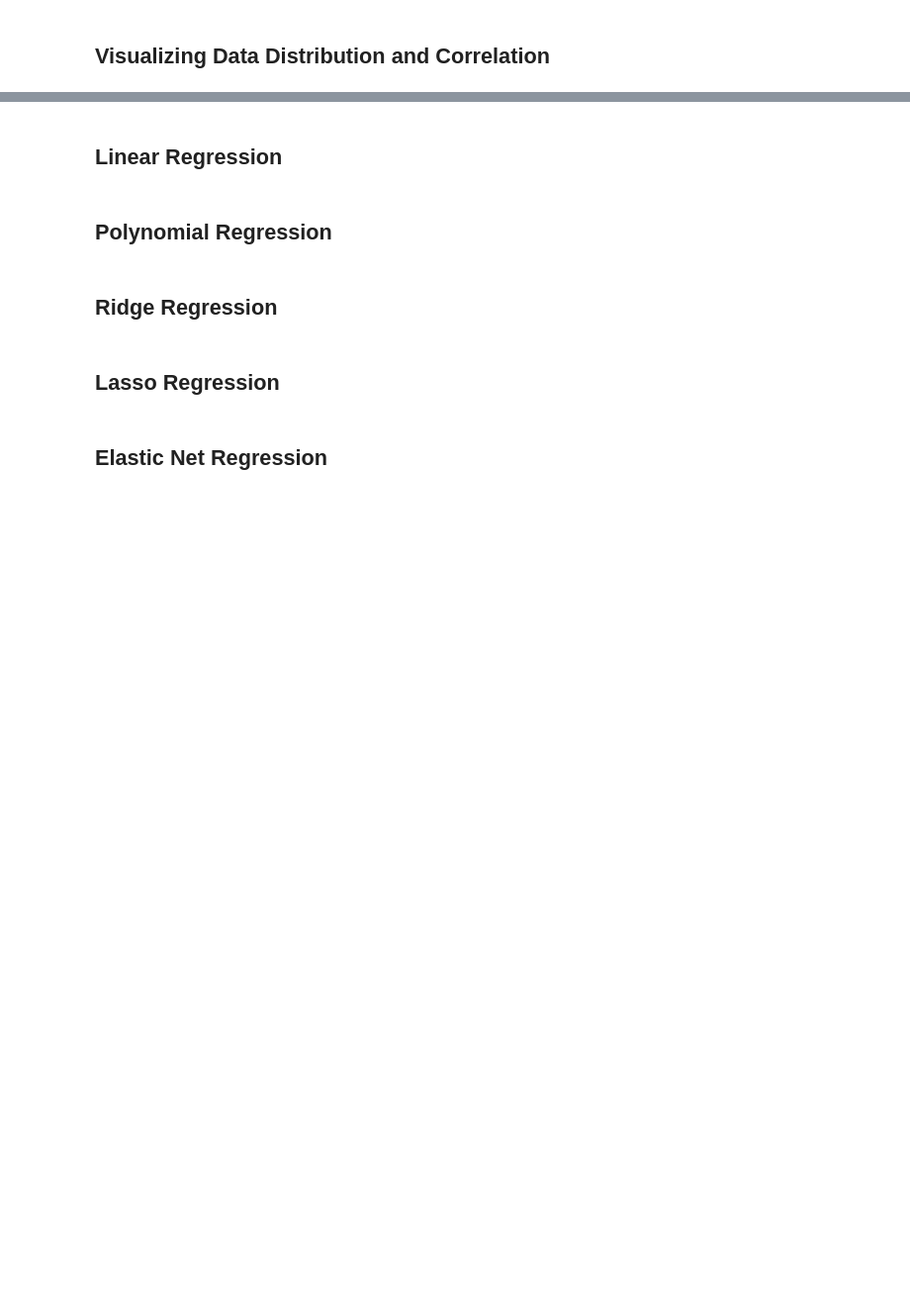
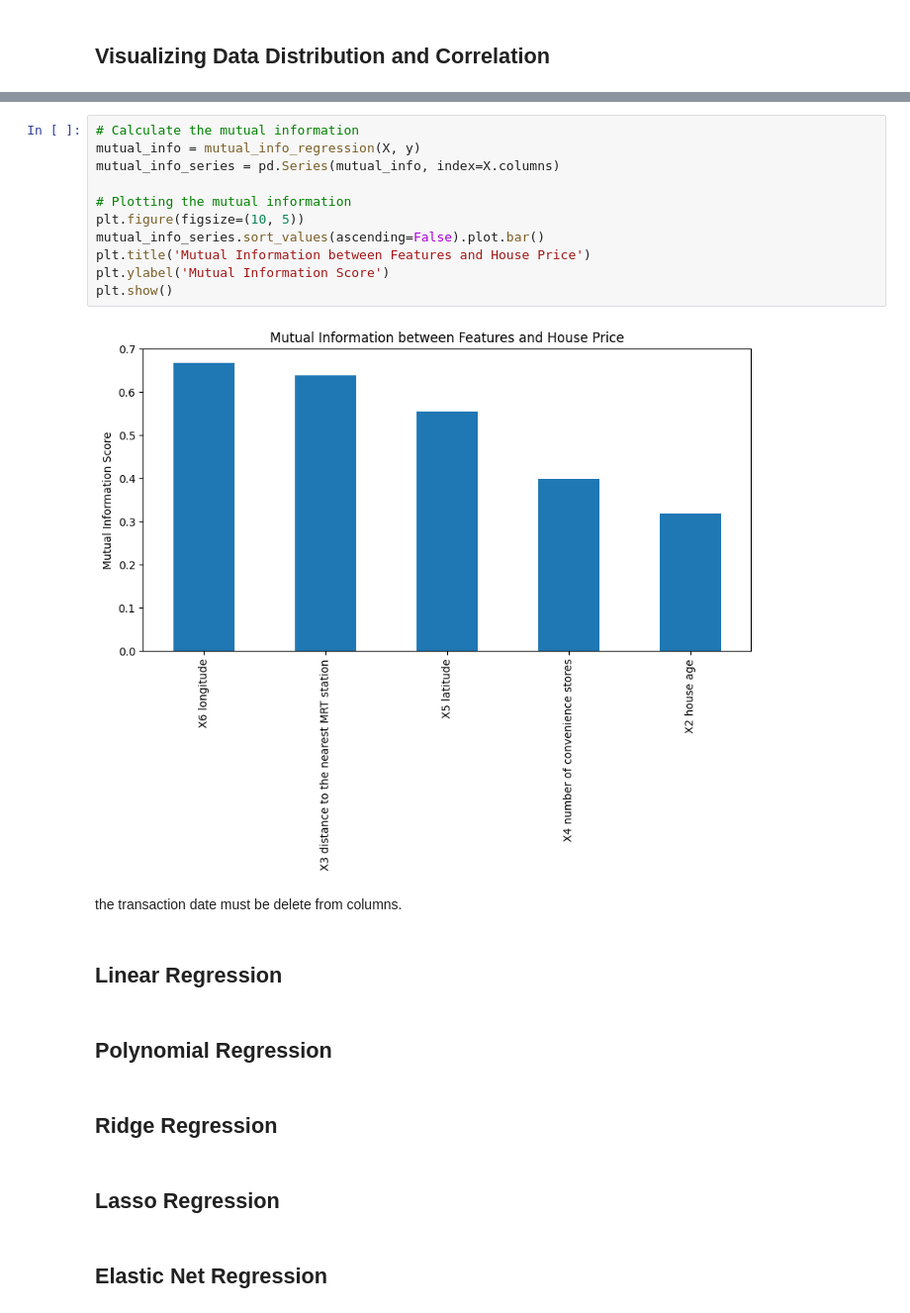
Before and after one commit to mmahdin/Data-Mining-Projects, a Jupyter notebook: data-mining-p2-student.ipynb, the cells around one changed output, grey strips where cells are left out. Shown: that part at 99% size. Saved outputs shown, nothing was run; the diff lists cells and outputs as text; blank space fills up the shorter version.

```diff
--- a/data-mining-p2-student.ipynb
+++ b/data-mining-p2-student.ipynb
@@ -86,3 +108,18 @@ plt.show()
+# %%
+# Calculate the mutual information
+mutual_info = mutual_info_regression(X, y)
+mutual_info_series = pd.Series(mutual_info, index=X.columns)
+
+# Plotting the mutual information
+plt.figure(figsize=(10, 5))
+mutual_info_series.sort_values(ascending=False).plot.bar()
+plt.title('Mutual Information between Features and House Price')
+plt.ylabel('Mutual Information Score')
+plt.show()
+# %% [output]
+[figure, added]
+# %% [markdown]
+the transaction date must be delete from columns.
 # %% [markdown]
 ## Linear Regression
 # %% [markdown]
```
Also changed, not shown: parts of 5 cells of this notebook.
